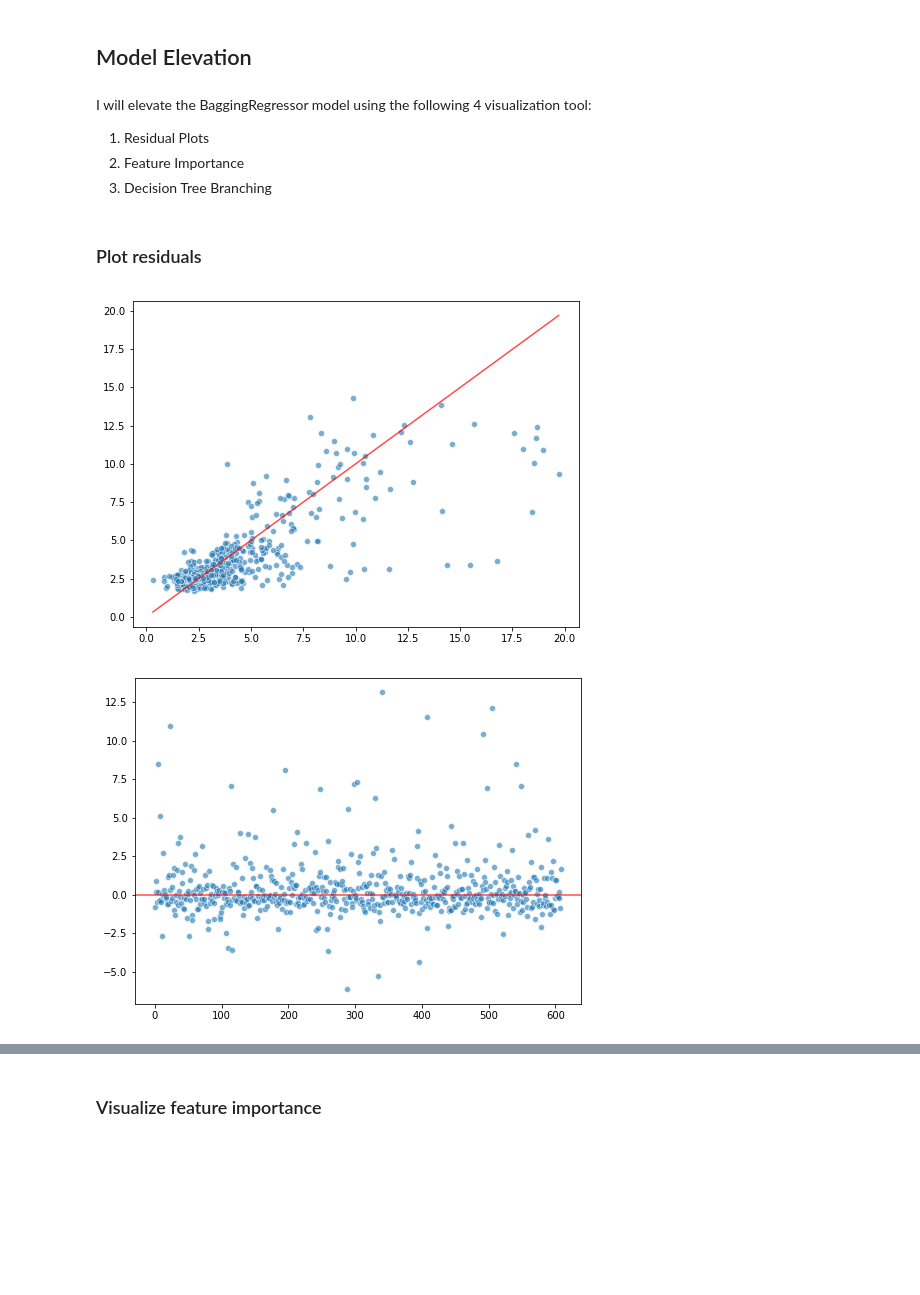
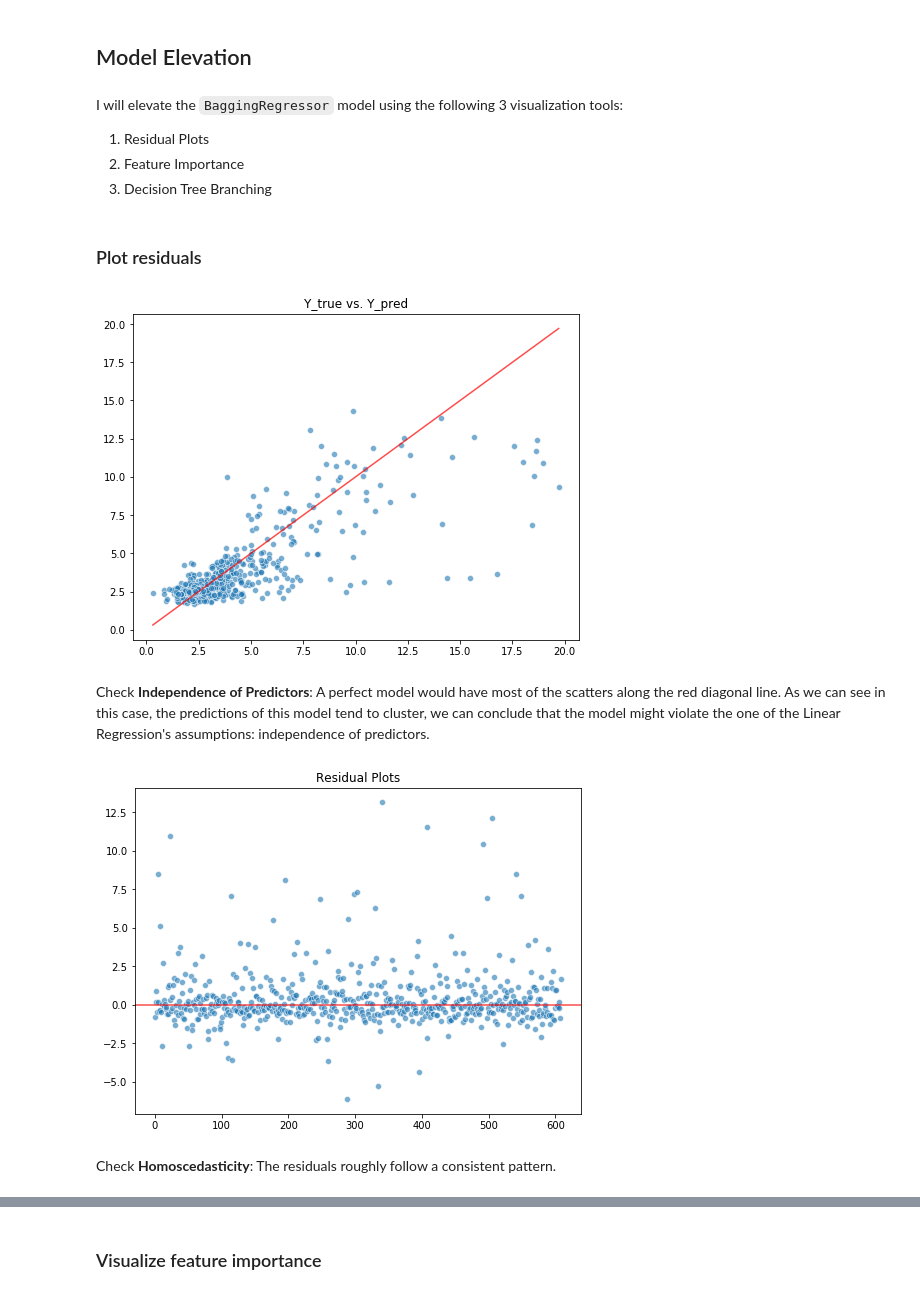
Before and after one commit to FredaXin/capstone, a Jupyter notebook: code/05_02_modeling_phase_2_aggregation.ipynb, the cells around one changed output, grey strips where cells are left out. Cells and saved outputs as stored; diff of their text form; code cells hidden in the pictures; blank space fills up the shorter version.

Commit message:
udpated readme and modeling notebooks

```diff
--- a/code/05_02_modeling_phase_2_aggregation.ipynb
+++ b/code/05_02_modeling_phase_2_aggregation.ipynb
@@ -141,8 +153,10 @@ class CatWalk:
     """
     If you know what I mean...
     If you don't know what I mean: https://www.youtube.com/watch?v=P5mtclwloEQ
+    Hint: what do models do? They walk the catwalk.
     """
 
+    # Define attributes
     def __init__(self, df):
         self.X = df.drop(columns=TARGET)
         self.y = df[TARGET]
@@ -152,19 +166,25 @@ class CatWalk:
             random_state=RANDOM_STATE,
             train_size=0.60
         )
-        # {'model_foo': (True, model_foo),
-        #  'model_bar': (False, model_bar)
-        # }
-        self._fitted_models = {} # type: Dict['name', (bool, Model)]
+        # The fitted models will be stored in a dicionary
+        # e.g. {'name', (bool, Model)}
+        # The key is the name of the model we supplied
+        # The value is a tupble (bool, Model)
+        ## Bool == True -> GridSerach; Bool == False -> Non GridSerach
+        ## Model: is the fitted model itself
+        self._fitted_models = {}
 
+    # Define a private method to accumulate fitted models
     def _save_model(self, name, model, is_grid_search=False):
         self._fitted_models[name] = (is_grid_search, model)
 
+    # Define a method to fit a Non-GridSerach model
     def fit_model(self, name, fitter):
         model = fitter.fit(self.X_train, self.y_train)
         self._save_model(name, model)
         return self
 
+    # Define a method to fit a GridSerach model
     def fit_grid_search(self, name, pipe=None, params=None):
         pipe = Pipeline(steps=[]) if pipe is None else pipe
         params = {} if params is None else params
@@ -178,34 +198,40 @@ class CatWalk:
         self._save_model(name, model, is_grid_search=True)
         return self
 
+    # Define a method to print train, test, and cross_val scores
     def print_results(self, name):
         grid_search, model = self._fitted_models[name]
         if not grid_search:
             print(f'train score: {model.score(self.X_train, self.y_train)}')
             print(f'test score: {model.score(self.X_test, self.y_test)}')
-            print(f'cv score: {cross_val_score(model, self.X, self.y, scoring="r2", cv=CV).mean()}')
+            print(f'cv score: {cross_val_score(model, self.X, self.y, scoring=METRIC, cv=CV).mean()}')
         else:
             print(f'best params: {model.best_params_}')
             print(f'train score: {model.score(self.X_train, self.y_train)}')
             print(f'test score: {model.score(self.X_test, self.y_test)}')
-            print(f'cv score: {cross_val_score(model.best_estimator_, self.X, self.y, scoring="r2", cv=CV).mean()}')
+            print(f'cv score: {cross_val_score(model.best_estimator_, self.X, self.y, scoring=METRIC, cv=CV).mean()}')
 
+    # Method to fit a non-pipeline or gridserach model and print result all in one motion
     def do_the_simple_turn(self, name, fitter):
         self.fit_model(name, fitter)
         self.print_results(name)
         return self
 
+    # Method to fit a gridserach model and print result all in one motion
     def do_the_little_turn(self, name, pipe, params):
         self.fit_grid_search(name, pipe, params)
         self.print_results(name)
         return self
 
+    # Method to return a list of model names
     def model_name_list(self):
         return list(self._fitted_models.keys())
 
+    # Method to return the fitted model itself
     def get_model(self, name):
         return self._fitted_models[name][1]
 
+    # Method to print all test scores
     def view_all_test_scores(self):
         for name, value in self._fitted_models.items():
             grid_search, model = value
@@ -214,6 +240,7 @@ class CatWalk:
             else:
                 print(f'{name} test score: {model.score(self.X_test, self.y_test)}')
 
+    # Method to make predictions
     def make_predictions(self, name, input_data):
         preds = self.get_model(name).predict(input_data)
         return preds
@@ -705,7 +733,7 @@ percentage_df_0
 # %% [markdown]
 ## Model Elevation
 # %% [markdown]
-I will elevate the BaggingRegressor model using the following 4 visualization tool:
+I will elevate the `BaggingRegressor` model using the following 3 visualization tools:
 1.	Residual Plots
 2.	Feature Importance
 3.	Decision Tree Branching
@@ -725,18 +753,24 @@ maxDist = max(max(y_preds),max(y_test))
 minDist = min(min(y_preds),min(y_test))
 
 plt.figure(figsize=(8, 6))
+plt.title('Y_true vs. Y_pred')
 ax = sns.scatterplot(x=y_test, y=y_preds, alpha = .6)
 ax.plot((minDist,maxDist),(minDist,maxDist), c = "r", alpha = .7);
 # %% [output]
-[figure, old version]
+[figure, new version]
+# %% [markdown]
+Check **Independence of Predictors**: A perfect model would have most of the scatters along the red diagonal line. As we can see in this case, the predictions of this model tend to cluster, we can conclude that the model might violate the one of the Linear Regression's assumptions: independence of predictors.
 # %%
 # 2nd plot: residual plot
 resids = y_test - y_preds
 plt.figure(figsize=(8, 6))
+plt.title('Residual Plots')
 ax = sns.scatterplot(x=range(len(resids)), y=resids, alpha = .6)
 ax.axhline(0, c = "r", alpha = .7);
 # %% [output]
-[figure, old version]
+[figure, new version]
+# %% [markdown]
+Check **Homoscedasticity**: The residuals roughly follow a consistent pattern.
 # %%
 # 3rd plot: distribution of residuals
 plt.figure(figsize=(8, 6))
```
Also changed, not shown: parts of 39 cells of this notebook, 3 other files.
